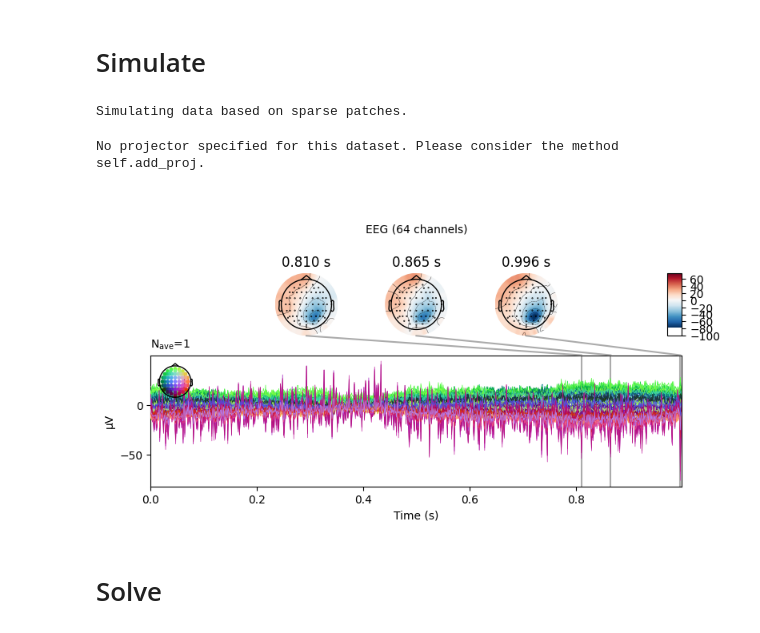
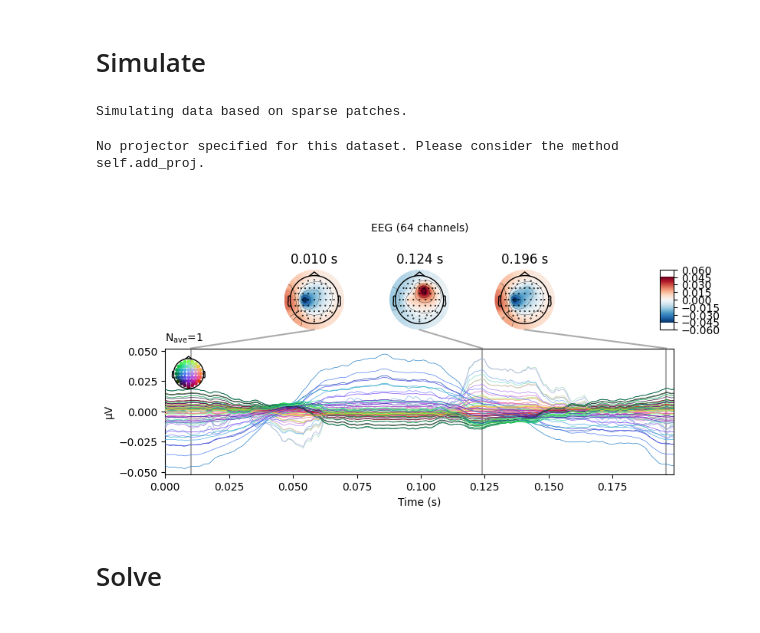
Before and after one commit to LukeTheHecker/invert, a Jupyter notebook: dev/evaluate.ipynb, the cells around one changed output. Saved outputs shown, nothing was run; the diff lists cells and outputs as text; code cells hidden in the pictures.

```diff
--- a/dev/evaluate.ipynb
+++ b/dev/evaluate.ipynb
@@ -37,26 +36,26 @@ n_chans, n_dipoles = leadfield.shape
 # Simulate
 # %%
 settings = dict(
-    number_of_sources=3,
-    extents=(24, 25),
-    duration_of_trial=1,
+    number_of_sources=2,
+    extents=(1, 2),
+    duration_of_trial=0.2,
     amplitudes=(99, 100),
-    target_snr=5,
+    target_snr=1e99,
     beta_noise=0,
     method="standard")
 
 sim = Simulation(fwd, info, settings).simulate(2)
 stc = sim.source_data[0]
 evoked = sim.eeg_data[0].average()
 
 stc.data /= abs(stc.data).max()
 brain = stc.plot(**pp)
 brain.add_text(0.1, 0.9, 'Ground Truth', 'title',
                font_size=14)
 evoked.plot_joint()
 # %% [output]
 Simulating data based on sparse patches.
 No projector specified for this dataset. Please consider the method self.add_proj.
-[figure, old version]
+[figure, new version]
 # %% [markdown]
 # Solve
```
Also changed, not shown: parts of 7 cells of this notebook, 1 other file.
